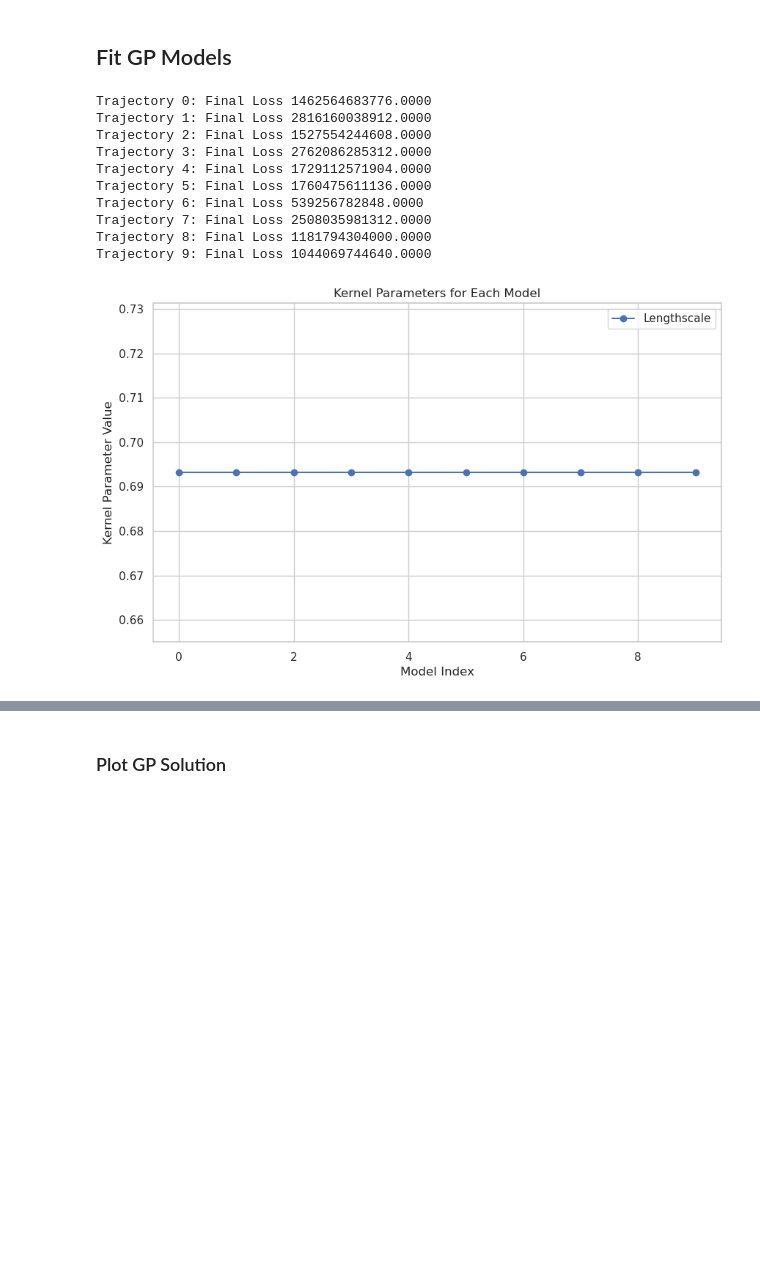
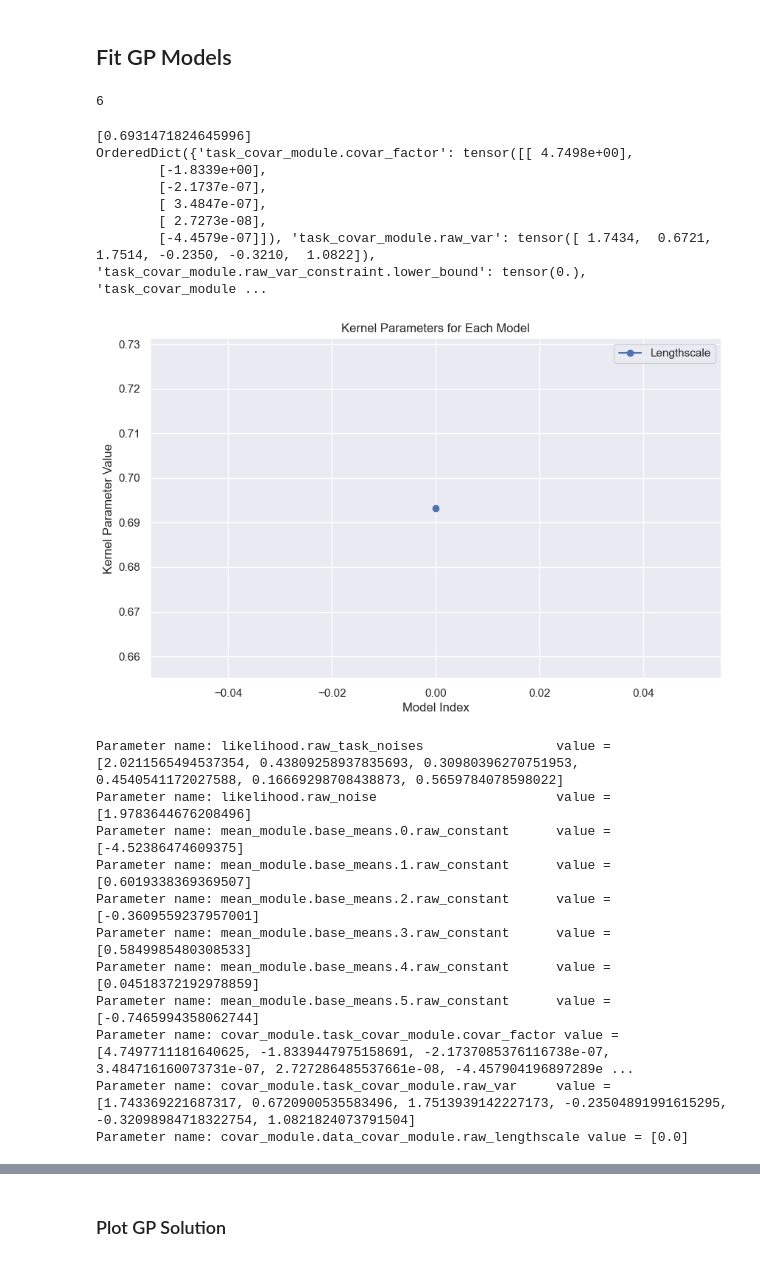
Before and after one commit to Astronauty/raytheon-ais-analysis, a Jupyter notebook: test.ipynb, the cells around one changed output, grey strips where cells are left out. Cells and saved outputs as stored; diff of their text form; code cells hidden in the pictures; blank space fills up the shorter version.

```diff
--- a/test.ipynb
+++ b/test.ipynb
@@ -23,10 +23,9 @@ Removed 5167987 out of 7296275 rows due to invalid COG, SOG, LAT, or Heading val
 # %%
 import torch
 import gpytorch
-from multioutput_gp import MultiOutputExactGPModel
+from multioutput_gp import *
 
-
-num_trajectories = 10
+num_trajectories = 1
 models = []
 likelihoods = []
 losses = []
@@ -37,56 +36,65 @@ for idx in range(num_trajectories):
     Y = torch.tensor(state_trajectory, dtype=torch.float32).to(device)
     num_outputs = Y.shape[1]
 
-    likelihood = gpytorch.likelihoods.MultitaskGaussianLikelihood(num_tasks=num_outputs).to(device)
+    print(num_outputs)
+
+    likelihood = gpytorch.likelihoods.MultitaskGaussianLikelihood(num_tasks=num_outputs, noise_prior=gpytorch.priors.NormalPrior(loc=0.5, scale=5.0)).to(device)
     model = MultiOutputExactGPModel(X, Y, likelihood, num_outputs=num_outputs).to(device)
 
-    model.train()
-    likelihood.train()
-    optimizer = torch.optim.Adam(model.parameters(), lr=0.01)
-    mll = gpytorch.mlls.ExactMarginalLogLikelihood(likelihood, model)
-    num_epochs = 100  # Adjust as needed
-
-    for i in range(num_epochs):
-        optimizer.zero_grad()
-        output = model(X)
-        loss = -mll(output, Y)
-        loss.backward()
-        optimizer.step()
-    print(f"Trajectory {idx}: Final Loss {loss.item():.4f}")
+    loss, model, likelihood = train_model(model, likelihood, X, Y, num_epochs=1000, lr=0.01)
 
     models.append(model)
     likelihoods.append(likelihood)
     losses.append(loss.item())
 # %% [output]
-Trajectory 0: Final Loss 1462564683776.0000
-Trajectory 1: Final Loss 2816160038912.0000
-Trajectory 2: Final Loss 1527554244608.0000
-Trajectory 3: Final Loss 2762086285312.0000
-Trajectory 4: Final Loss 1729112571904.0000
-Trajectory 5: Final Loss 1760475611136.0000
-Trajectory 6: Final Loss 539256782848.0000
-Trajectory 7: Final Loss 2508035981312.0000
-Trajectory 8: Final Loss 1181794304000.0000
-Trajectory 9: Final Loss 1044069744640.0000
+6
 # %%
 import matplotlib.pyplot as plt
 
 # Extract kernel parameters (e.g., lengthscale) for each model
 lengthscales = [
     model.covar_module.data_covar_module.lengthscale.item() for model in models
 ]
+# Extract covariance parameters (e.g., outputscale) for each model
+print(lengthscales)
+
+
+print(model.covar_module.state_dict())
 
 # Plot the kernel parameters
 plt.figure(figsize=(10, 6))
 plt.plot(range(len(models)), lengthscales, marker='o', label='Lengthscale')
 plt.xlabel('Model Index')
 plt.ylabel('Kernel Parameter Value')
 plt.title('Kernel Parameters for Each Model')
 plt.legend()
 plt.grid(True)
 plt.show()
+
+
+
+for param_name, param in model.named_parameters():
+    print(f'Parameter name: {param_name:42} value = {param.flatten().tolist()}')
 # %% [output]
+[0.6931471824645996]
+OrderedDict({'task_covar_module.covar_factor': tensor([[ 4.7498e+00],
+        [-1.8339e+00],
+        [-2.1737e-07],
+        [ 3.4847e-07],
+        [ 2.7273e-08],
+        [-4.4579e-07]]), 'task_covar_module.raw_var': tensor([ 1.7434,  0.6721,  1.7514, -0.2350, -0.3210,  1.0822]), 'task_covar_module.raw_var_constraint.lower_bound': tensor(0.), 'task_covar_module ...
-[figure, old version]
+[figure, new version]
+Parameter name: likelihood.raw_task_noises                 value = [2.0211565494537354, 0.43809258937835693, 0.30980396270751953, 0.4540541172027588, 0.16669298708438873, 0.5659784078598022]
+Parameter name: likelihood.raw_noise                       value = [1.9783644676208496]
+Parameter name: mean_module.base_means.0.raw_constant      value = [-4.52386474609375]
+Parameter name: mean_module.base_means.1.raw_constant      value = [0.6019338369369507]
+Parameter name: mean_module.base_means.2.raw_constant      value = [-0.3609559237957001]
+Parameter name: mean_module.base_means.3.raw_constant      value = [0.5849985480308533]
+Parameter name: mean_module.base_means.4.raw_constant      value = [0.04518372192978859]
+Parameter name: mean_module.base_means.5.raw_constant      value = [-0.7465994358062744]
+Parameter name: covar_module.task_covar_module.covar_factor value = [4.7497711181640625, -1.8339447975158691, -2.1737085376116738e-07, 3.484716160073731e-07, 2.727286485537661e-08, -4.457904196897289e ...
+Parameter name: covar_module.task_covar_module.raw_var     value = [1.743369221687317, 0.6720900535583496, 1.7513939142227173, -0.23504891991615295, -0.32098984718322754, 1.0821824073791504]
+Parameter name: covar_module.data_covar_module.raw_lengthscale value = [0.0]
 # %%
 # Set the model and likelihood to evaluation mode
 model.eval()
```
Also changed, not shown: parts of 3 cells of this notebook, 3 other files.
